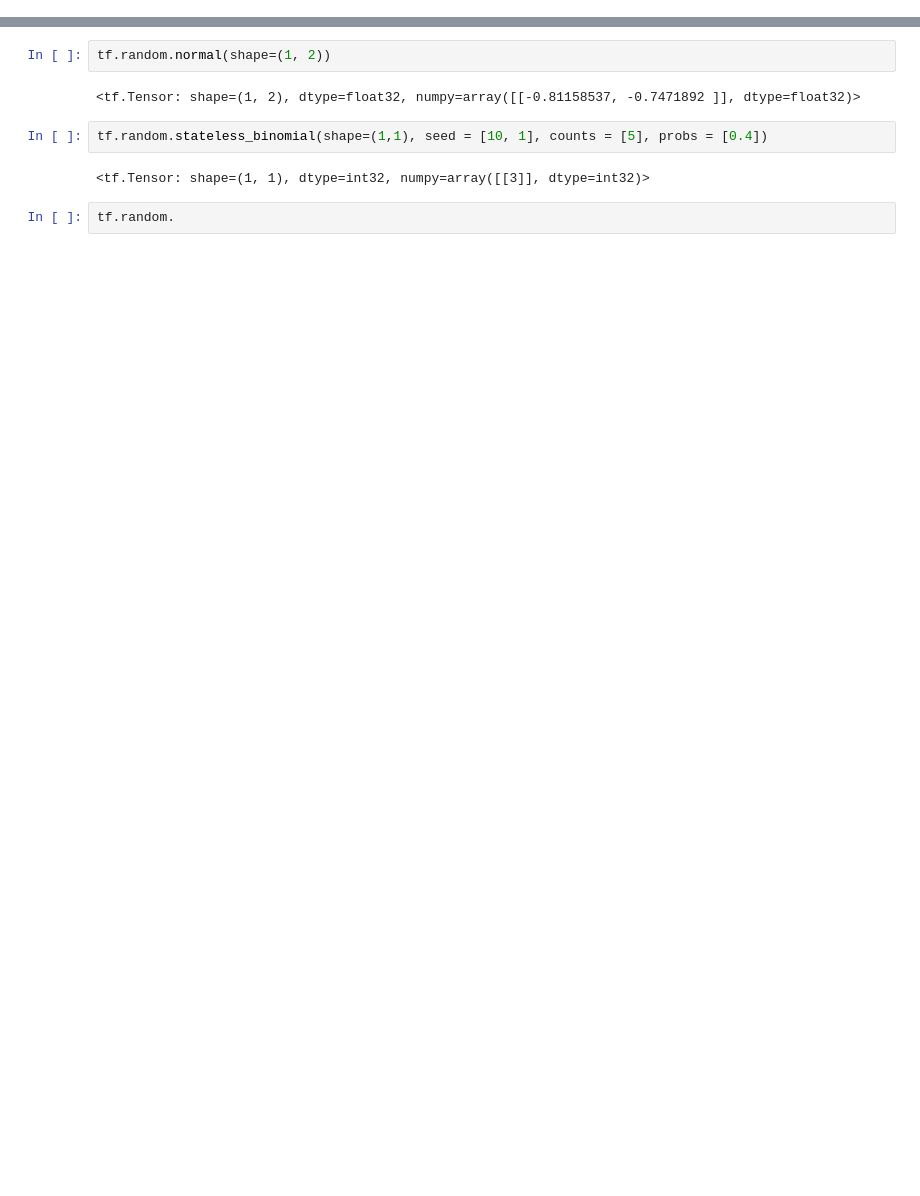
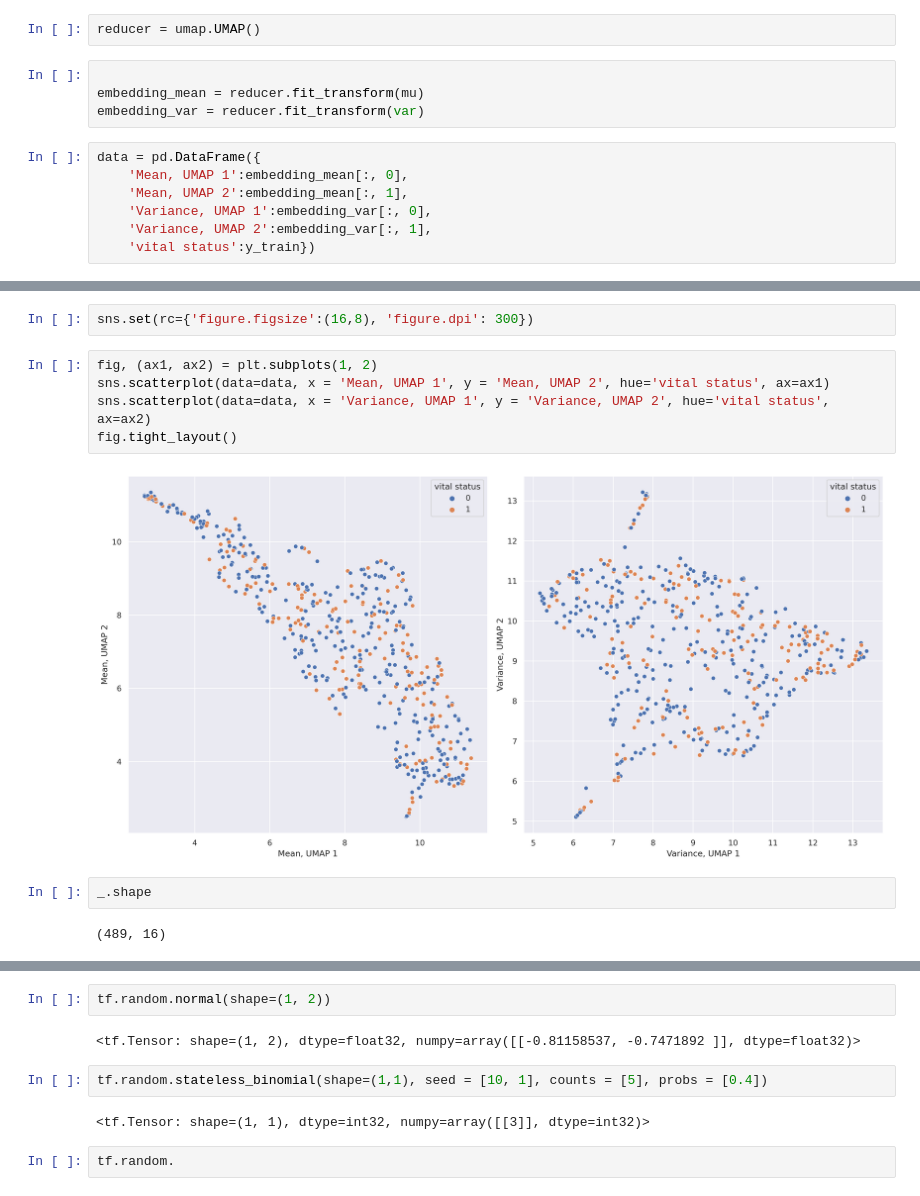
Before and after one commit to akira-nair/multiomic-model-tcga, a Jupyter notebook: models/MAVI/MAVI.ipynb, the cells around one changed output, grey strips where cells are left out. Saved outputs shown, nothing was run; the diff lists cells and outputs as text; blank space fills up the shorter version.

```diff
--- a/models/MAVI/MAVI.ipynb
+++ b/models/MAVI/MAVI.ipynb
@@ -12,0 +358,13 @@ To enable them in other operations, rebuild TensorFlow with the appropriate comp
+# %%
+reducer = umap.UMAP()
+# %%
+
+embedding_mean = reducer.fit_transform(mu)
+embedding_var = reducer.fit_transform(var)
+# %%
+data = pd.DataFrame({
+    'Mean, UMAP 1':embedding_mean[:, 0],
+    'Mean, UMAP 2':embedding_mean[:, 1],
+    'Variance, UMAP 1':embedding_var[:, 0],
+    'Variance, UMAP 2':embedding_var[:, 1],
+    'vital status':y_train})
@@ -12,0 +387,13 @@ To enable them in other operations, rebuild TensorFlow with the appropriate comp
+# %%
+sns.set(rc={'figure.figsize':(16,8), 'figure.dpi': 300})
+# %%
+fig, (ax1, ax2) = plt.subplots(1, 2)
+sns.scatterplot(data=data, x = 'Mean, UMAP 1', y = 'Mean, UMAP 2', hue='vital status', ax=ax1)
+sns.scatterplot(data=data, x = 'Variance, UMAP 1', y = 'Variance, UMAP 2', hue='vital status', ax=ax2)
+fig.tight_layout()
+# %% [output]
+[figure, added]
+# %%
+_.shape
+# %% [output]
+(489, 16)
```
Also changed, not shown: parts of 90 cells of this notebook, 5 other files.
